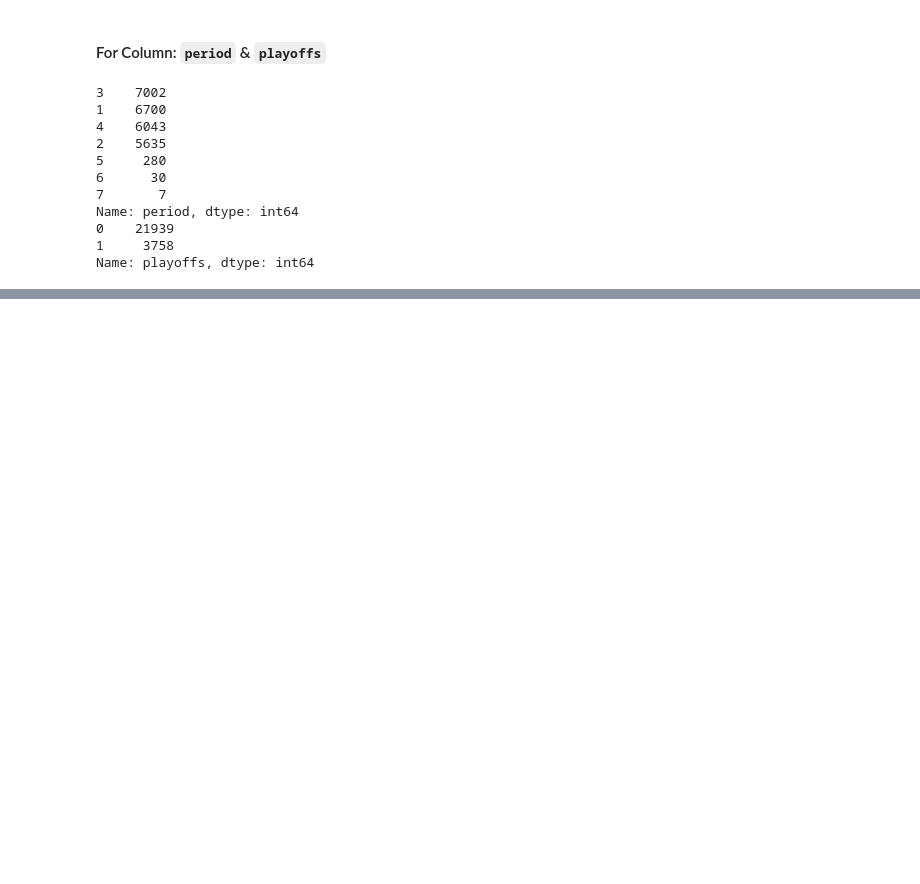
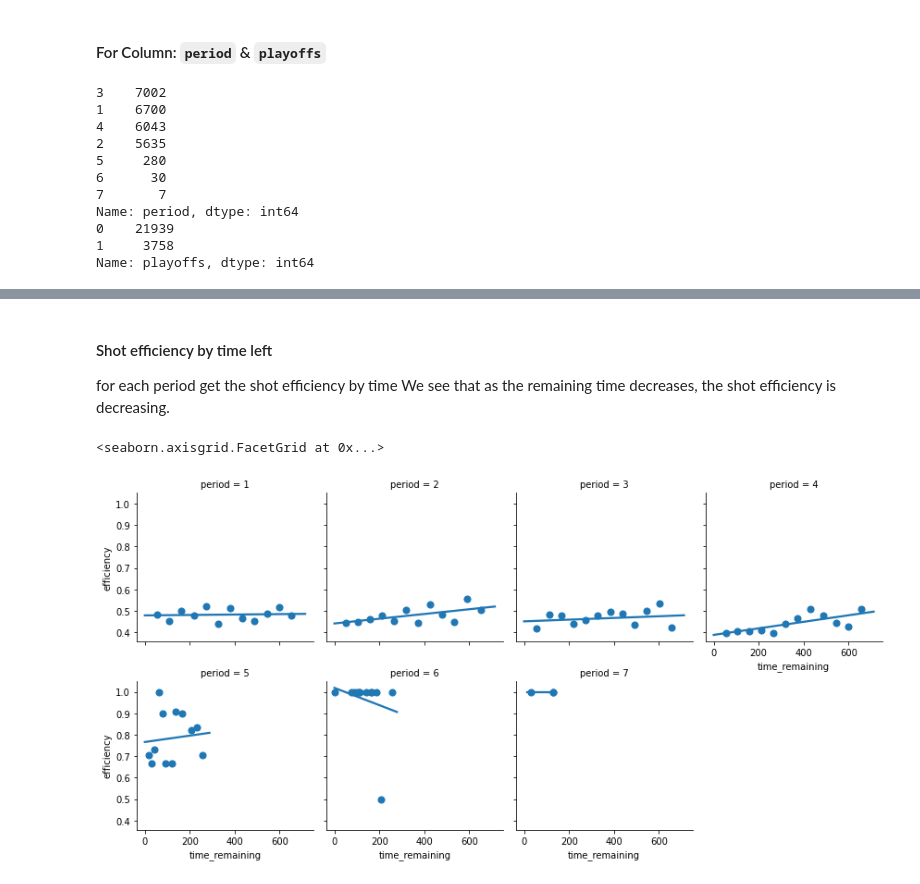
Before and after one commit to mitirmizi/koby-bryant-shot-selection, a Jupyter notebook: src/1-EDA.ipynb, the cells around one changed output, grey strips where cells are left out. Saved outputs shown, nothing was run; the diff lists cells and outputs as text; code cells hidden in the pictures; blank space fills up the shorter version.

```diff
--- a/src/1-EDA.ipynb
+++ b/src/1-EDA.ipynb
@@ -212,0 +446,13 @@ We might need to normalize this column.
+# %% [markdown]
+#### Shot efficiency by time left
+for each period get the shot efficiency by time
+We see that as the remaining time decreases, the shot efficiency is decreasing.
+# %%
+shot_period = df.groupby(['period', 'time_remaining'])['shot_made_flag'].value_counts(normalize=True).reset_index(name="efficiency")
+shot_period = shot_period[shot_period['shot_made_flag'] == 1.0][['period', 'time_remaining', 'efficiency']]
+
+g = sns.FacetGrid(shot_period, col="period", col_wrap=4)
+g.map(sns.regplot,'time_remaining', 'efficiency', data=shot_period, x_bins=12, ci=None)
+# %% [output]
+<seaborn.axisgrid.FacetGrid at 0x...>
+[figure, added]
```
Also changed, not shown: parts of 58 cells of this notebook, 2 other files.
